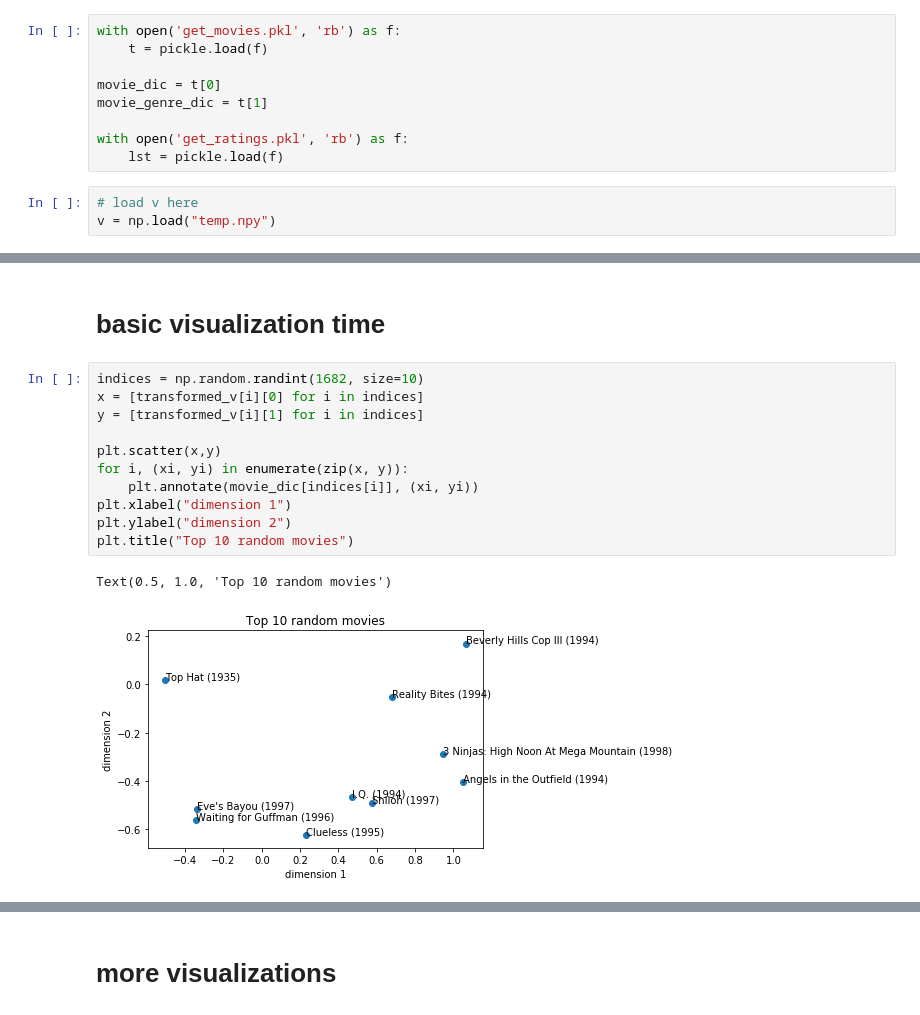
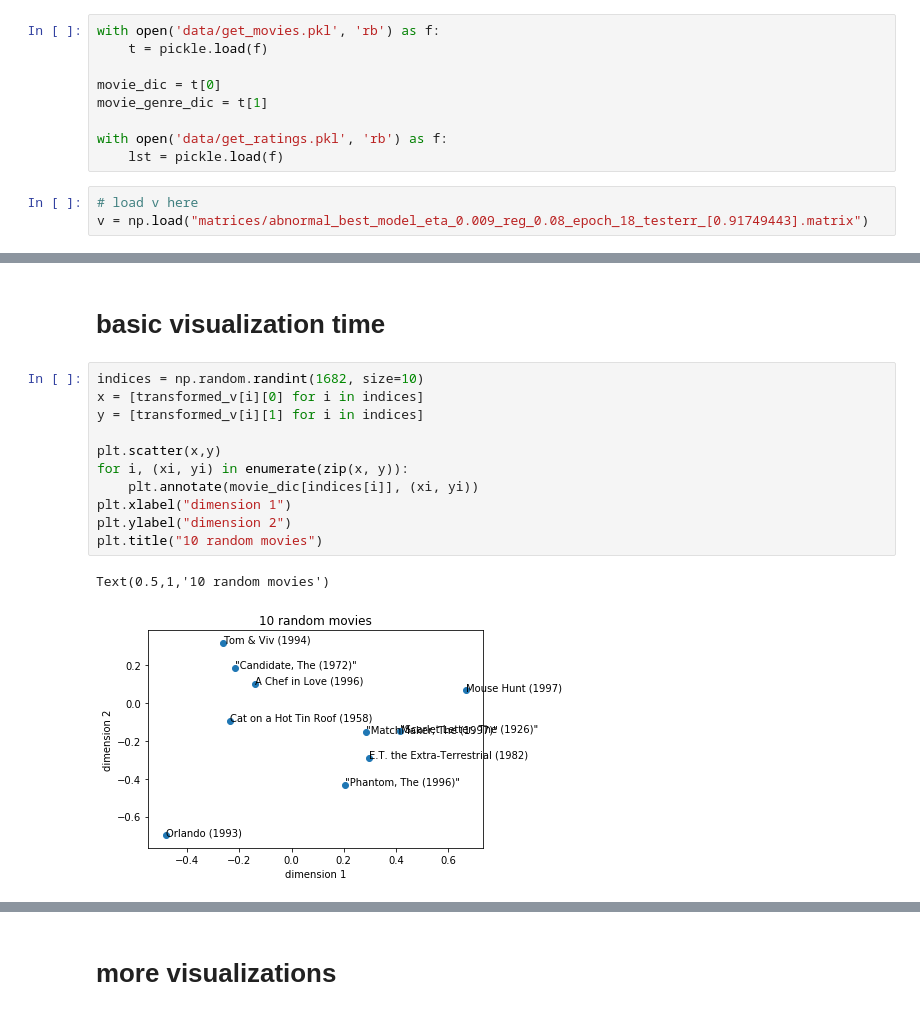
Before and after one commit to alycialee/CS155Project2, a Jupyter notebook: run_visualizations.ipynb, the cells around one changed output, grey strips where cells are left out. Drawn from its saved outputs; the diff is of its cells as text.

Commit message:
Ran visuals

```diff
--- a/run_visualizations.ipynb
+++ b/run_visualizations.ipynb
@@ -4,17 +4,17 @@ import pickle
 import matplotlib.pyplot as plt
 from numpy.linalg import svd
 # %%
-with open('get_movies.pkl', 'rb') as f:
+with open('data/get_movies.pkl', 'rb') as f:
     t = pickle.load(f)
 
 movie_dic = t[0]
 movie_genre_dic = t[1]
 
-with open('get_ratings.pkl', 'rb') as f:
+with open('data/get_ratings.pkl', 'rb') as f:
     lst = pickle.load(f)
 # %%
 # load v here
-v = np.load("temp.npy")
+v = np.load("matrices/abnormal_best_model_eta_0.009_reg_0.08_epoch_18_testerr_[0.91749443].matrix")
 # %%
 a, sigma, b = np.linalg.svd(v)
 transformer = a[:, :2].T
@@ -24,17 +24,17 @@ transformed_v = np.matmul(transformer, v).T
 # %%
 indices = np.random.randint(1682, size=10)
 x = [transformed_v[i][0] for i in indices]
 y = [transformed_v[i][1] for i in indices]
 
 plt.scatter(x,y)
 for i, (xi, yi) in enumerate(zip(x, y)):
     plt.annotate(movie_dic[indices[i]], (xi, yi))
 plt.xlabel("dimension 1")
 plt.ylabel("dimension 2")
-plt.title("Top 10 random movies")
+plt.title("10 random movies")
 # %% [output]
-Text(0.5, 1.0, 'Top 10 random movies')
+Text(0.5,1,'10 random movies')
-[figure, old version]
+[figure, new version]
 # %%
 num_ratings_vs_movies = [0 for i in movie_dic.keys()]
 for (i, j, yij) in lst:
```
Also changed, not shown: parts of 10 cells of this notebook, 2 other files.
